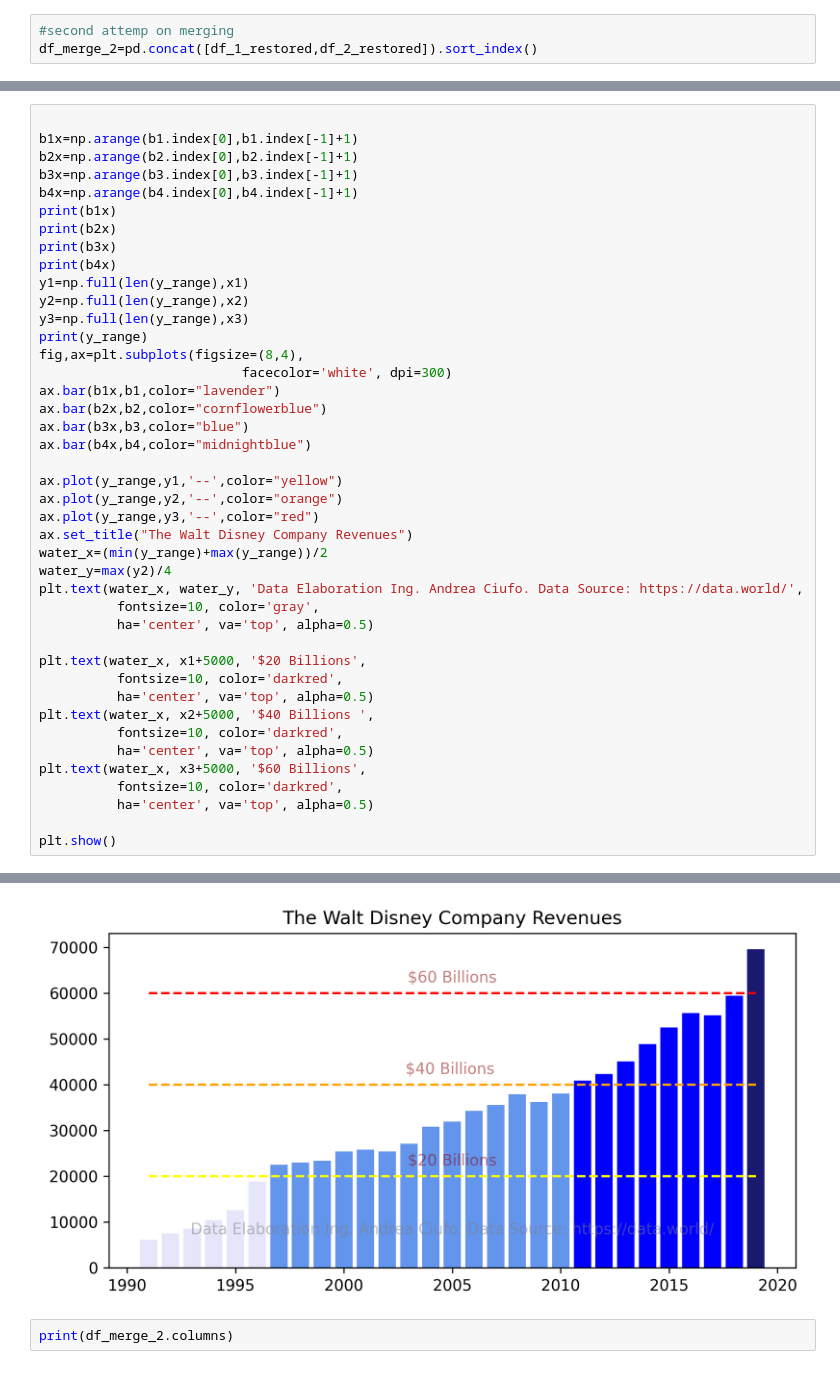
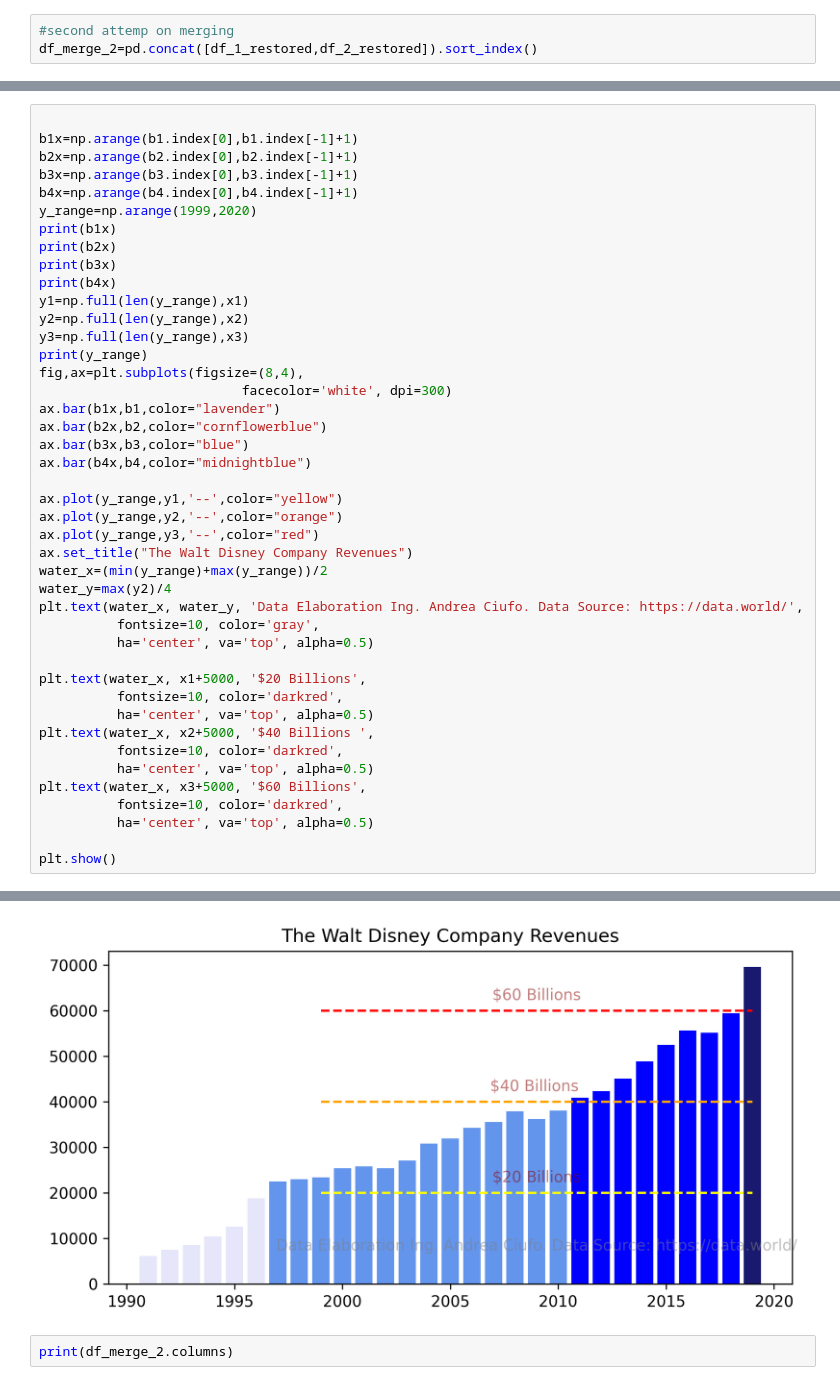
Before and after one commit to uomodellamansarda/DisneyMoviesAnalysis, a Jupyter notebook: DisneyRevenuesStreamsAnalysis.ipynb, the cells around one changed output, grey strips where cells are left out. Saved outputs shown, nothing was run; the diff lists cells and outputs as text.

```diff
--- a/DisneyRevenuesStreamsAnalysis.ipynb
+++ b/DisneyRevenuesStreamsAnalysis.ipynb
@@ -324,6 +324,7 @@ b1x=np.arange(b1.index[0],b1.index[-1]+1)
 b2x=np.arange(b2.index[0],b2.index[-1]+1)
 b3x=np.arange(b3.index[0],b3.index[-1]+1)
 b4x=np.arange(b4.index[0],b4.index[-1]+1)
+y_range=np.arange(1999,2020)
 print(b1x)
 print(b2x)
 print(b3x)
@@ -371,4 +371,4 @@ plt.show()
-[figure, old version]
+[figure, new version]
 # %%
 print(df_merge_2.columns)
 # %% [output]
```
Also changed, not shown: parts of 5 cells of this notebook.
